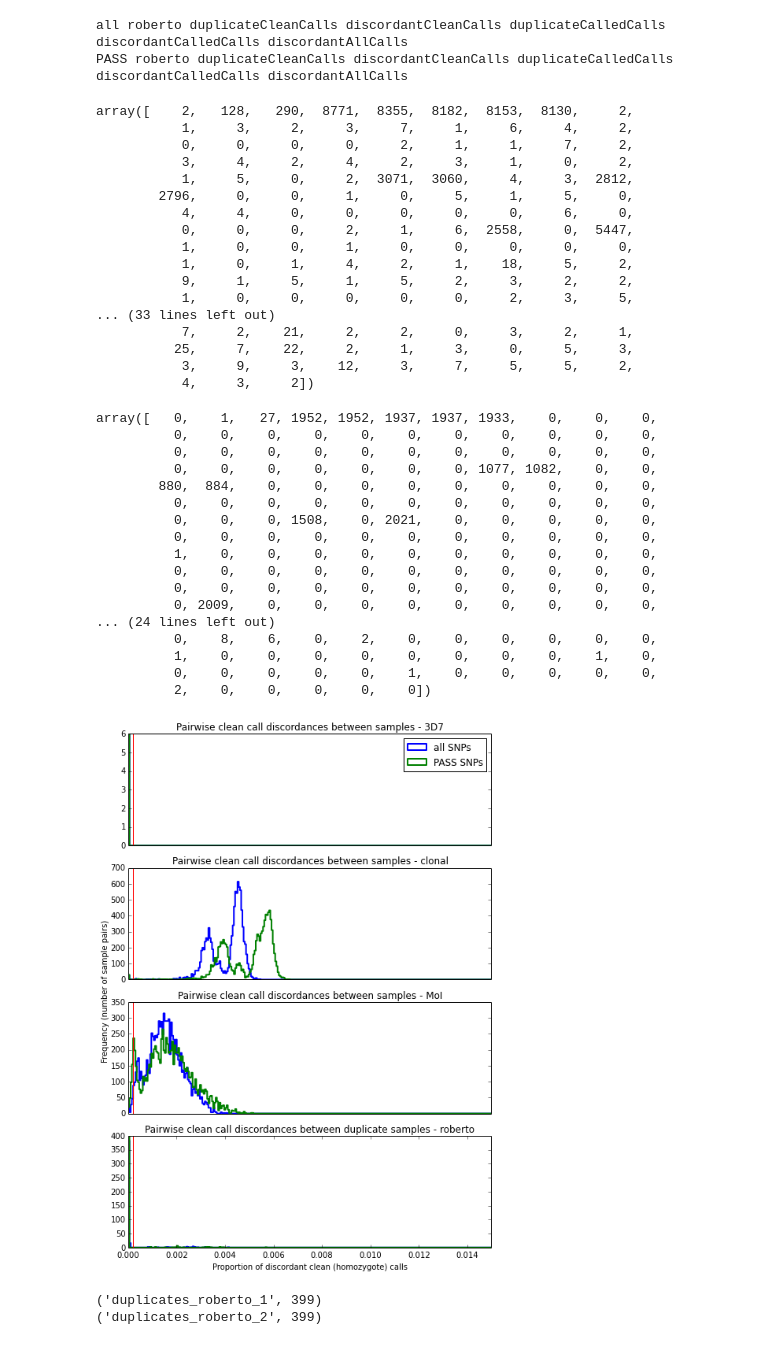
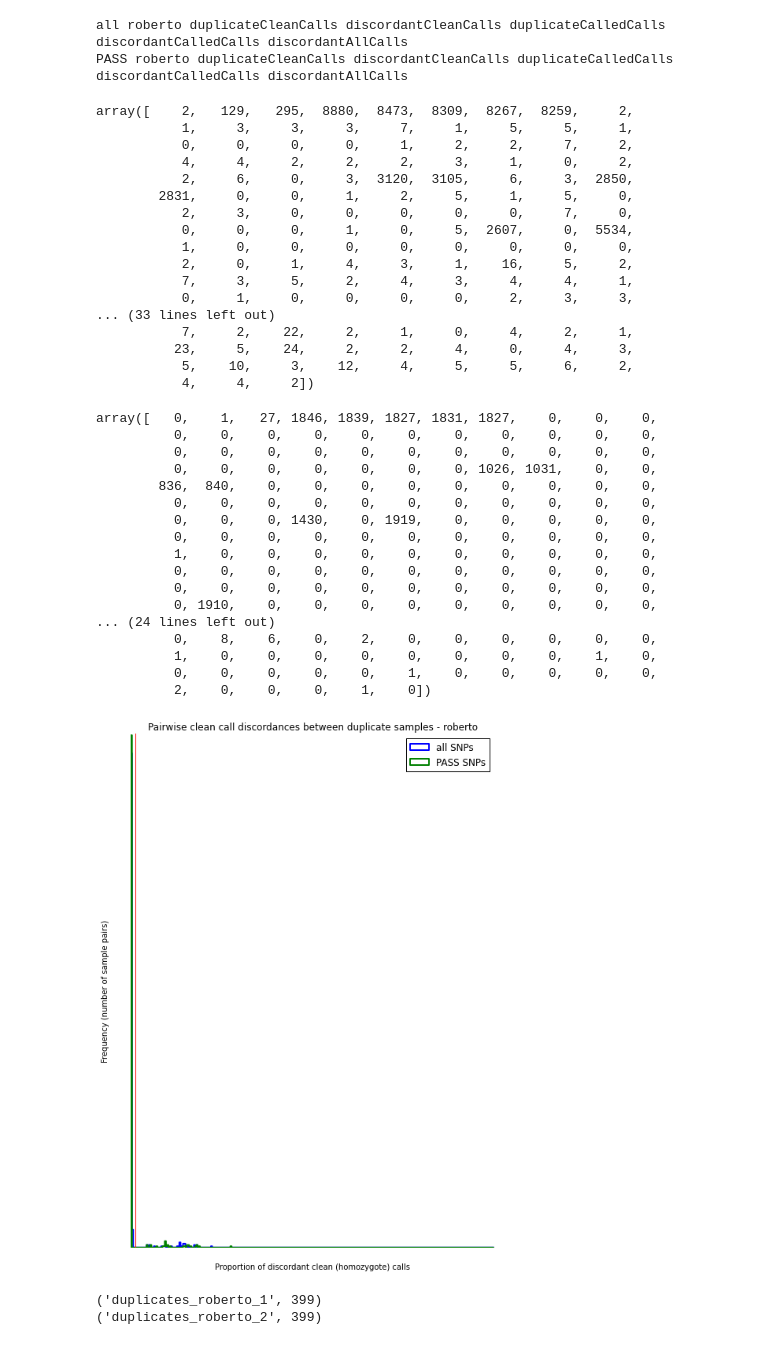
Before and after one commit to malariagen/methods-dev, a Jupyter notebook: notebooks/20150521_pf_community_5_0_coverage_filter.ipynb, the cells around one changed output. Drawn from its saved outputs; the diff is of its cells as text; code cells hidden in the pictures.

```diff
--- a/notebooks/20150521_pf_community_5_0_coverage_filter.ipynb
+++ b/notebooks/20150521_pf_community_5_0_coverage_filter.ipynb
@@ -50,7 +46,8 @@ relevant_snps_fn = '/data/plasmodium/pfalciparum/pf_community/data/4_0/meta/rele
 vcf_fn = '/data/mirror/nfs/team112_internal/production_files/Pv/5_0/pf_50_vfp1.vcf'
 meta_dir = '/data/plasmodium/pfalciparum/pf_community/data/5_0/meta'
 evaluation_samples_fmt = '/data/plasmodium/pfalciparum/pf_community/data/5_0/meta/evaluation_samples_%d.txt'
-npy_filestem = '/data/plasmodium/pfalciparum/pf_community/data/5_0/vcf/pf_50_vfp1.vcf'
+# npy_filestem = '/data/plasmodium/pfalciparum/pf_community/data/5_0/vcf/pf_50_vfp1.vcf'
+npy_filestem = '/data/mirror/nfs/team112_internal/production_files/Pv/5_0/pf_50_vfp1.vcf.gz'
 
 # numberOfClonalSamplesToUse = 100
 # %%
@@ -342,7 +345,7 @@ np.savetxt(evaluation_samples_fmt % len(allUniqueSamplesOrderedAsInVcf), allUniq
 def load_arrays(vcf_fn, region):
     variants_array_fn = vcf_fn + '.' + region.replace('-:', '_') + '.variants.npy'
 #     info_array_fn = vcf_fn + '.' + region.replace('-:', '_') + '.info.npy'
-    calldata_array_fn = vcf_fn + '.' + region.replace('-:', '_') + '.calldata_749samples.npy'
+    calldata_array_fn = vcf_fn + '.' + region.replace('-:', '_') + '.calldata_560samples.npy'
 #     return np.load(variants_array_fn).view(np.recarray), np.load(info_array_fn).view(np.recarray), vcfnp.view2d(np.load(calldata_array_fn))
     return np.load(variants_array_fn).view(np.recarray), vcfnp.view2d(np.load(calldata_array_fn))
 # %% [markdown]
@@ -532,13 +536,13 @@ print shape(GT_0), GT_0.dtype
 # %%
-GT_fn = PLOT_DIR + '/GT.npy'
-if not os.path.exists(GT_fn):
-    GT = np.array((
-        (((C['AD'][:,:,0] >= 2) & (C['AD'][:,:,1] >= 2) & (C['AD'][:,:,0] + C['AD'][:,:,1] >= 5)) * 2) +   # het calls
-        (((C['AD'][:,:,0] >= 5) & (C['AD'][:,:,1] < 2)) * 1) +                                             # hom ref calls
-        (((C['AD'][:,:,0] < 2) & (C['AD'][:,:,1] >= 5)) * 3) +                                             # hom alt calls
-        (((C['AD'][:,:,0] <= 2) & (C['AD'][:,:,1] <= 2)) * 0)                                              # "missing" calls
-        ), dtype=int8
-    )
-    np.save(GT_fn, GT)
-else:
-    GT = np.load(GT_fn)
+# GT_fn = PLOT_DIR + '/GT.npy'
+# if not os.path.exists(GT_fn):
+#     GT = np.array((
+#         (((C['AD'][:,:,0] >= 2) & (C['AD'][:,:,1] >= 2) & (C['AD'][:,:,0] + C['AD'][:,:,1] >= 5)) * 2) +   # het calls
+#         (((C['AD'][:,:,0] >= 5) & (C['AD'][:,:,1] < 2)) * 1) +                                             # hom ref calls
+#         (((C['AD'][:,:,0] < 2) & (C['AD'][:,:,1] >= 5)) * 3) +                                             # hom alt calls
+#         (((C['AD'][:,:,0] <= 2) & (C['AD'][:,:,1] <= 2)) * 0)                                              # "missing" calls
+#         ), dtype=int8
+#     )
+#     np.save(GT_fn, GT)
+# else:
+#     GT = np.load(GT_fn)
@@ -676,50 +681,51 @@ PASS roberto duplicateCleanCalls discordantCleanCalls duplicateCalledCalls disco
 # %%
 duplicateCallAnalyses['all']['roberto']['discordantCleanCallsPerSamplePair']
 # %% [output]
-array([    2,   128,   290,  8771,  8355,  8182,  8153,  8130,     2,
-           1,     3,     2,     3,     7,     1,     6,     4,     2,
-           0,     0,     0,     0,     2,     1,     1,     7,     2,
-           3,     4,     2,     4,     2,     3,     1,     0,     2,
-           1,     5,     0,     2,  3071,  3060,     4,     3,  2812,
-        2796,     0,     0,     1,     0,     5,     1,     5,     0,
-           4,     4,     0,     0,     0,     0,     0,     6,     0,
-           0,     0,     0,     2,     1,     6,  2558,     0,  5447,
-           1,     0,     0,     1,     0,     0,     0,     0,     0,
-           1,     0,     1,     4,     2,     1,    18,     5,     2,
-           9,     1,     5,     1,     5,     2,     3,     2,     2,
-           1,     0,     0,     0,     0,     0,     2,     3,     5,
+array([    2,   129,   295,  8880,  8473,  8309,  8267,  8259,     2,
+           1,     3,     3,     3,     7,     1,     5,     5,     1,
+           0,     0,     0,     0,     1,     2,     2,     7,     2,
+           4,     4,     2,     2,     2,     3,     1,     0,     2,
+           2,     6,     0,     3,  3120,  3105,     6,     3,  2850,
+        2831,     0,     0,     1,     2,     5,     1,     5,     0,
+           2,     3,     0,     0,     0,     0,     0,     7,     0,
+           0,     0,     0,     1,     0,     5,  2607,     0,  5534,
+           1,     0,     0,     0,     0,     0,     0,     0,     0,
+           2,     0,     1,     4,     3,     1,    16,     5,     2,
+           7,     3,     5,     2,     4,     3,     4,     4,     1,
+           0,     1,     0,     0,     0,     0,     2,     3,     3,
 ... (33 lines left out)
-           7,     2,    21,     2,     2,     0,     3,     2,     1,
-          25,     7,    22,     2,     1,     3,     0,     5,     3,
-           3,     9,     3,    12,     3,     7,     5,     5,     2,
-           4,     3,     2])
+           7,     2,    22,     2,     1,     0,     4,     2,     1,
+          23,     5,    24,     2,     2,     4,     0,     4,     3,
+           5,    10,     3,    12,     4,     5,     5,     6,     2,
+           4,     4,     2])
 # %%
 duplicateCallAnalyses['PASS']['roberto']['discordantCleanCallsPerSamplePair']
 # %% [output]
-array([   0,    1,   27, 1952, 1952, 1937, 1937, 1933,    0,    0,    0,
+array([   0,    1,   27, 1846, 1839, 1827, 1831, 1827,    0,    0,    0,
           0,    0,    0,    0,    0,    0,    0,    0,    0,    0,    0,
           0,    0,    0,    0,    0,    0,    0,    0,    0,    0,    0,
-          0,    0,    0,    0,    0,    0,    0, 1077, 1082,    0,    0,
-        880,  884,    0,    0,    0,    0,    0,    0,    0,    0,    0,
+          0,    0,    0,    0,    0,    0,    0, 1026, 1031,    0,    0,
+        836,  840,    0,    0,    0,    0,    0,    0,    0,    0,    0,
           0,    0,    0,    0,    0,    0,    0,    0,    0,    0,    0,
-          0,    0,    0, 1508,    0, 2021,    0,    0,    0,    0,    0,
+          0,    0,    0, 1430,    0, 1919,    0,    0,    0,    0,    0,
           0,    0,    0,    0,    0,    0,    0,    0,    0,    0,    0,
           1,    0,    0,    0,    0,    0,    0,    0,    0,    0,    0,
           0,    0,    0,    0,    0,    0,    0,    0,    0,    0,    0,
           0,    0,    0,    0,    0,    0,    0,    0,    0,    0,    0,
-          0, 2009,    0,    0,    0,    0,    0,    0,    0,    0,    0,
+          0, 1910,    0,    0,    0,    0,    0,    0,    0,    0,    0,
 ... (24 lines left out)
           0,    8,    6,    0,    2,    0,    0,    0,    0,    0,    0,
           1,    0,    0,    0,    0,    0,    0,    0,    0,    1,    0,
           0,    0,    0,    0,    0,    1,    0,    0,    0,    0,    0,
-          2,    0,    0,    0,    0,    0])
+          2,    0,    0,    0,    1,    0])
 # %%
 %matplotlib inline
 # %%
 trueDuplicateThreshold = 2e-4
 # sampleSetsToPlot = ['3D7', 'clonal', 'MoI', 'crosses']
 # sampleSetsToPlot = ['3D7', 'clonal', 'MoI']
-sampleSetsToPlot = ['3D7']
+# sampleSetsToPlot = ['3D7']
+sampleSetsToPlot = []
 numberOfPlots = len(sampleSetsToPlot) + len(duplicateSets)
 fig = figure(figsize=(8.27, 11.69))
 ax_full = fig.add_subplot(1, 1, 1)    # The big subplot
@@ -736,34 +742,34 @@ for sampleIndex in sampleSetsToPlot:
     plotRowNumber += 1
     ax = fig.add_subplot(numberOfPlots, 1, plotRowNumber)
     hist(np.reshape(cleanCallDiscordanceProportionMatrices['all'][sampleIndex], (len(sampleIndexes[sampleIndex])**2, 1)), bins=linspace(0.0, 0.015, 300), histtype='step', linewidth=2, label='all SNPs')
     hist(np.reshape(cleanCallDiscordanceProportionMatrices['PASS'][sampleIndex], (len(sampleIndexes[sampleIndex])**2, 1)), bins=linspace(0.0, 0.015, 300), histtype='step', linewidth=2, label='PASS SNPs')
     xlim(0, 0.015)
     axvline(trueDuplicateThreshold, color='red')
     ax.set_xticks([])
     title('Pairwise clean call discordances between samples - ' + sampleIndex)
     if(plotRowNumber==1):
         legend()
 for duplicateSet in duplicateSets:
     plotRowNumber += 1
     ax = fig.add_subplot(numberOfPlots, 1, plotRowNumber)
     cleanCallDiscordanceProportionsAll = duplicateCallAnalyses['all'][duplicateSet]['discordantCleanCallsPerSamplePair'] * 1.0 / duplicateCallAnalyses['all'][duplicateSet]['duplicateCleanCallsPerSamplePair']
     hist(cleanCallDiscordanceProportionsAll, bins=linspace(0.0, 0.015, 300), histtype='step', linewidth=2, label='all SNPs')
     cleanCallDiscordanceProportionsPASS = duplicateCallAnalyses['PASS'][duplicateSet]['discordantCleanCallsPerSamplePair'] * 1.0 / duplicateCallAnalyses['PASS'][duplicateSet]['duplicateCleanCallsPerSamplePair']
     hist(cleanCallDiscordanceProportionsPASS, bins=linspace(0.0, 0.015, 300), histtype='step', linewidth=2, label='PASS SNPs')
     xlim(0, 0.015)
     axvline(trueDuplicateThreshold, color='red')
     if(plotRowNumber < numberOfPlots):
         ax.set_xticks([])
     title('Pairwise clean call discordances between duplicate samples - ' + duplicateSet)
 
 # Set common labels
 ax_full.legend()
 ax_full.set_xlabel('Proportion of discordant clean (homozygote) calls')
 ax_full.set_ylabel('Frequency (number of sample pairs)')
 
 savefig(PLOT_DIR + '/Pairwise_clean_call_discordances.pdf', bbox_inches='tight')
 # %% [output]
-[figure, old version]
+[figure, new version]
 # %%
 sampleIndexesTrueDuplicates = dict()
 for duplicateSet in duplicateSets:
```
Also changed, not shown: parts of 73 cells of this notebook, 2 other files.
